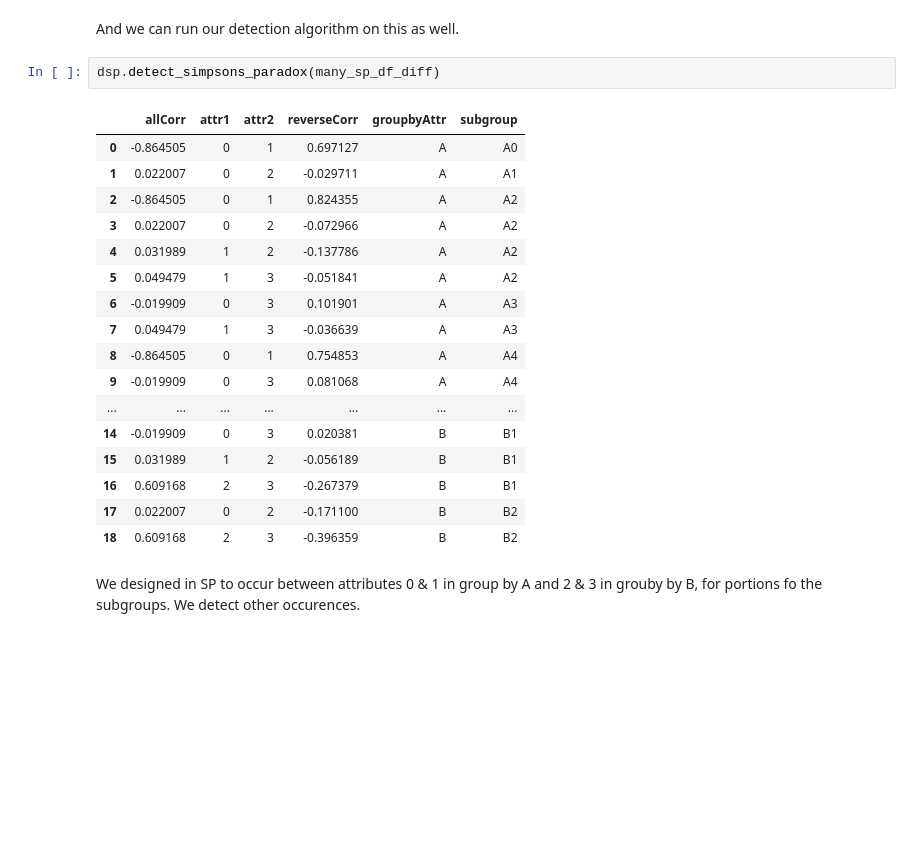
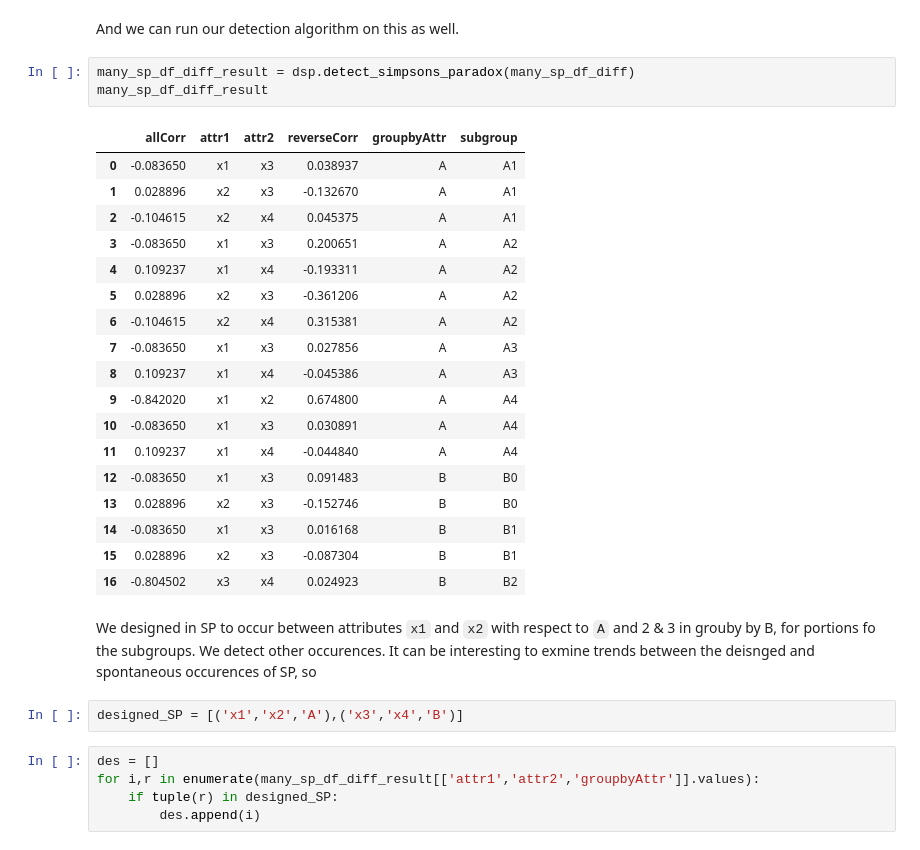
Before and after one commit to fairnessforensics/wiggum, a Jupyter notebook: research_notebooks/generate_sp.ipynb, the cells around one changed output. Drawn from its saved outputs; the diff is of its cells as text; blank space fills up the shorter version.

Commit message:
prelim angular trend

```diff
--- a/research_notebooks/generate_sp.ipynb
+++ b/research_notebooks/generate_sp.ipynb
@@ -246,24 +254,33 @@ many_sp_df.head()
 # %% [markdown]
 And we can run our detection algorithm on this as well.
 # %%
-dsp.detect_simpsons_paradox(many_sp_df_diff)
+many_sp_df_diff_result = dsp.detect_simpsons_paradox(many_sp_df_diff)
+many_sp_df_diff_result
 # %% [output]
 |  | allCorr | attr1 | attr2 | reverseCorr | groupbyAttr | subgroup |
-| 0 | -0.864505 | 0 | 1 | 0.697127 | A | A0 |
-| 1 | 0.022007 | 0 | 2 | -0.029711 | A | A1 |
-| 2 | -0.864505 | 0 | 1 | 0.824355 | A | A2 |
-| 3 | 0.022007 | 0 | 2 | -0.072966 | A | A2 |
-| 4 | 0.031989 | 1 | 2 | -0.137786 | A | A2 |
-| 5 | 0.049479 | 1 | 3 | -0.051841 | A | A2 |
-| 6 | -0.019909 | 0 | 3 | 0.101901 | A | A3 |
-| 7 | 0.049479 | 1 | 3 | -0.036639 | A | A3 |
-| 8 | -0.864505 | 0 | 1 | 0.754853 | A | A4 |
-| 9 | -0.019909 | 0 | 3 | 0.081068 | A | A4 |
-| ... | ... | ... | ... | ... | ... | ... |
-| 14 | -0.019909 | 0 | 3 | 0.020381 | B | B1 |
-| 15 | 0.031989 | 1 | 2 | -0.056189 | B | B1 |
-| 16 | 0.609168 | 2 | 3 | -0.267379 | B | B1 |
-| 17 | 0.022007 | 0 | 2 | -0.171100 | B | B2 |
-| 18 | 0.609168 | 2 | 3 | -0.396359 | B | B2 |
+| 0 | -0.083650 | x1 | x3 | 0.038937 | A | A1 |
+| 1 | 0.028896 | x2 | x3 | -0.132670 | A | A1 |
+| 2 | -0.104615 | x2 | x4 | 0.045375 | A | A1 |
+| 3 | -0.083650 | x1 | x3 | 0.200651 | A | A2 |
+| 4 | 0.109237 | x1 | x4 | -0.193311 | A | A2 |
+| 5 | 0.028896 | x2 | x3 | -0.361206 | A | A2 |
+| 6 | -0.104615 | x2 | x4 | 0.315381 | A | A2 |
+| 7 | -0.083650 | x1 | x3 | 0.027856 | A | A3 |
+| 8 | 0.109237 | x1 | x4 | -0.045386 | A | A3 |
+| 9 | -0.842020 | x1 | x2 | 0.674800 | A | A4 |
+| 10 | -0.083650 | x1 | x3 | 0.030891 | A | A4 |
+| 11 | 0.109237 | x1 | x4 | -0.044840 | A | A4 |
+| 12 | -0.083650 | x1 | x3 | 0.091483 | B | B0 |
+| 13 | 0.028896 | x2 | x3 | -0.152746 | B | B0 |
+| 14 | -0.083650 | x1 | x3 | 0.016168 | B | B1 |
+| 15 | 0.028896 | x2 | x3 | -0.087304 | B | B1 |
+| 16 | -0.804502 | x3 | x4 | 0.024923 | B | B2 |
 # %% [markdown]
-We designed in SP to occur between attributes 0 & 1 in group by A and 2 & 3 in grouby by B, for portions fo the subgroups.  We detect other occurences.
+We designed in SP to occur between attributes `x1` and `x2` with respect to `A` and 2 & 3 in grouby by B, for portions fo the subgroups.  We detect other occurences. It can be interesting to exmine trends between the deisnged and spontaneous occurences of SP, so
+# %%
+designed_SP = [('x1','x2','A'),('x3','x4','B')]
+# %%
+des = []
+for i,r in enumerate(many_sp_df_diff_result[['attr1','attr2','groupbyAttr']].values):
+    if tuple(r) in designed_SP:
+        des.append(i)
```
Also changed, not shown: parts of 14 cells of this notebook, 4 other files.
